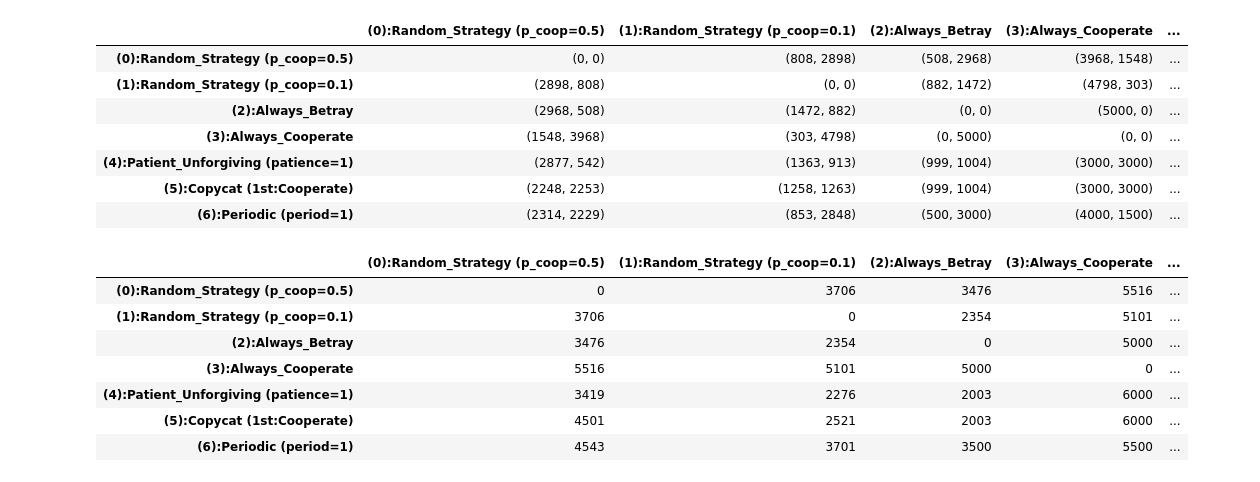
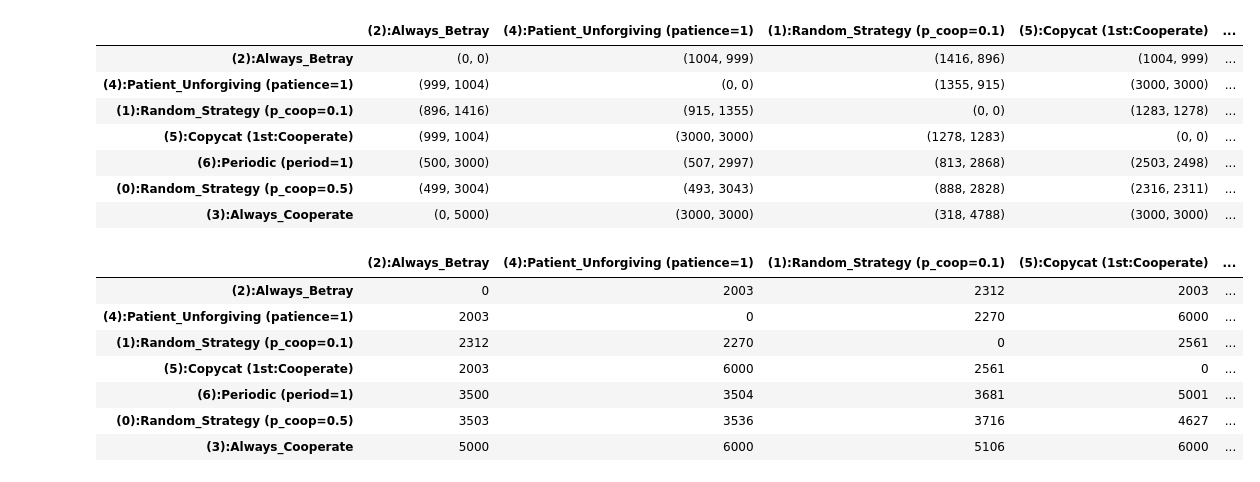
Before and after one commit to A-Rozmarynowicz/Prisoners_Dilemma_Simulator, a Jupyter notebook: source/main.ipynb, the cells around one changed output. Drawn from its saved outputs; the diff is of its cells as text; code cells hidden in the pictures.

```diff
--- a/source/main.ipynb
+++ b/source/main.ipynb
@@ -76,3 +56,13 @@ def Sort_Based_On_Total_Rewards(total_rewards, data):
         reverse=True
     ))
     return sorted_data
+# %%
+total_rewards = rewards.Get_Total_Rewards()
+total_rewards_per_name = {str(strategies[i]):total_rewards[i] for i in total_rewards.keys()}
+
+average_rewards_per_match = {k: (float(v)/number_of_strategies) for k, v in total_rewards_per_name.items()}
+average_rewards_per_round = {k: (float(v)/(number_of_strategies*number_of_games)) for k, v in total_rewards_per_name.items()}
+
+duel_rewards = rewards.Get_All_Duel_Rewards()
+
+duel_rewards = dict(sorted(duel_rewards.items(), key=lambda kv: total_rewards.get(kv[0][0]), reverse=True))
@@ -161,25 +165,25 @@ average_reward_per_match_df = average_reward_per_match_df.round(3)
 # %%
-strat_names = [str(s) for s in strategies.values()]
+strat_names = [str(strategies[s]) for s in total_rewards.keys()]
 
 score_matrix = pd.DataFrame(index=strat_names, columns=strat_names, dtype=object)
 
 for (s1, s2), scores in duel_rewards.items():
     score_matrix.loc[str(strategies[s2]), str(strategies[s1])] = (scores[s2], scores[s1])
     score_matrix.loc[str(strategies[s1]), str(strategies[s2])] = (scores[s1], scores[s2])
 
 for s in strat_names:
     score_matrix.loc[s, s] = (0, 0)
 
 display(score_matrix)
 # %% [output]
-|  | (0):Random_Strategy (p_coop=0.5) | (1):Random_Strategy (p_coop=0.1) | (2):Always_Betray | (3):Always_Cooperate | ... |
-| (0):Random_Strategy (p_coop=0.5) | (0, 0) | (808, 2898) | (508, 2968) | (3968, 1548) | ... |
-| (1):Random_Strategy (p_coop=0.1) | (2898, 808) | (0, 0) | (882, 1472) | (4798, 303) | ... |
-| (2):Always_Betray | (2968, 508) | (1472, 882) | (0, 0) | (5000, 0) | ... |
-| (3):Always_Cooperate | (1548, 3968) | (303, 4798) | (0, 5000) | (0, 0) | ... |
-| (4):Patient_Unforgiving (patience=1) | (2877, 542) | (1363, 913) | (999, 1004) | (3000, 3000) | ... |
-| (5):Copycat (1st:Cooperate) | (2248, 2253) | (1258, 1263) | (999, 1004) | (3000, 3000) | ... |
-| (6):Periodic (period=1) | (2314, 2229) | (853, 2848) | (500, 3000) | (4000, 1500) | ... |
+|  | (2):Always_Betray | (4):Patient_Unforgiving (patience=1) | (1):Random_Strategy (p_coop=0.1) | (5):Copycat (1st:Cooperate) | ... |
+| (2):Always_Betray | (0, 0) | (1004, 999) | (1416, 896) | (1004, 999) | ... |
+| (4):Patient_Unforgiving (patience=1) | (999, 1004) | (0, 0) | (1355, 915) | (3000, 3000) | ... |
+| (1):Random_Strategy (p_coop=0.1) | (896, 1416) | (915, 1355) | (0, 0) | (1283, 1278) | ... |
+| (5):Copycat (1st:Cooperate) | (999, 1004) | (3000, 3000) | (1278, 1283) | (0, 0) | ... |
+| (6):Periodic (period=1) | (500, 3000) | (507, 2997) | (813, 2868) | (2503, 2498) | ... |
+| (0):Random_Strategy (p_coop=0.5) | (499, 3004) | (493, 3043) | (888, 2828) | (2316, 2311) | ... |
+| (3):Always_Cooperate | (0, 5000) | (3000, 3000) | (318, 4788) | (3000, 3000) | ... |
 # %%
 sum_matrix = pd.DataFrame(index=strat_names, columns=strat_names, dtype=object)
 
@@ -192,14 +196,14 @@ for s in strat_names:
 
 display(sum_matrix)
 # %% [output]
-|  | (0):Random_Strategy (p_coop=0.5) | (1):Random_Strategy (p_coop=0.1) | (2):Always_Betray | (3):Always_Cooperate | ... |
-| (0):Random_Strategy (p_coop=0.5) | 0 | 3706 | 3476 | 5516 | ... |
-| (1):Random_Strategy (p_coop=0.1) | 3706 | 0 | 2354 | 5101 | ... |
-| (2):Always_Betray | 3476 | 2354 | 0 | 5000 | ... |
-| (3):Always_Cooperate | 5516 | 5101 | 5000 | 0 | ... |
-| (4):Patient_Unforgiving (patience=1) | 3419 | 2276 | 2003 | 6000 | ... |
-| (5):Copycat (1st:Cooperate) | 4501 | 2521 | 2003 | 6000 | ... |
-| (6):Periodic (period=1) | 4543 | 3701 | 3500 | 5500 | ... |
+|  | (2):Always_Betray | (4):Patient_Unforgiving (patience=1) | (1):Random_Strategy (p_coop=0.1) | (5):Copycat (1st:Cooperate) | ... |
+| (2):Always_Betray | 0 | 2003 | 2312 | 2003 | ... |
+| (4):Patient_Unforgiving (patience=1) | 2003 | 0 | 2270 | 6000 | ... |
+| (1):Random_Strategy (p_coop=0.1) | 2312 | 2270 | 0 | 2561 | ... |
+| (5):Copycat (1st:Cooperate) | 2003 | 6000 | 2561 | 0 | ... |
+| (6):Periodic (period=1) | 3500 | 3504 | 3681 | 5001 | ... |
+| (0):Random_Strategy (p_coop=0.5) | 3503 | 3536 | 3716 | 4627 | ... |
+| (3):Always_Cooperate | 5000 | 6000 | 5106 | 6000 | ... |
 # %%
 victory_matrix = score_matrix.apply(lambda col: col.map(lambda x: int(x[0] > x[1])))
 for s in strat_names:
```
Also changed, not shown: parts of 18 cells of this notebook, 1 other file.
